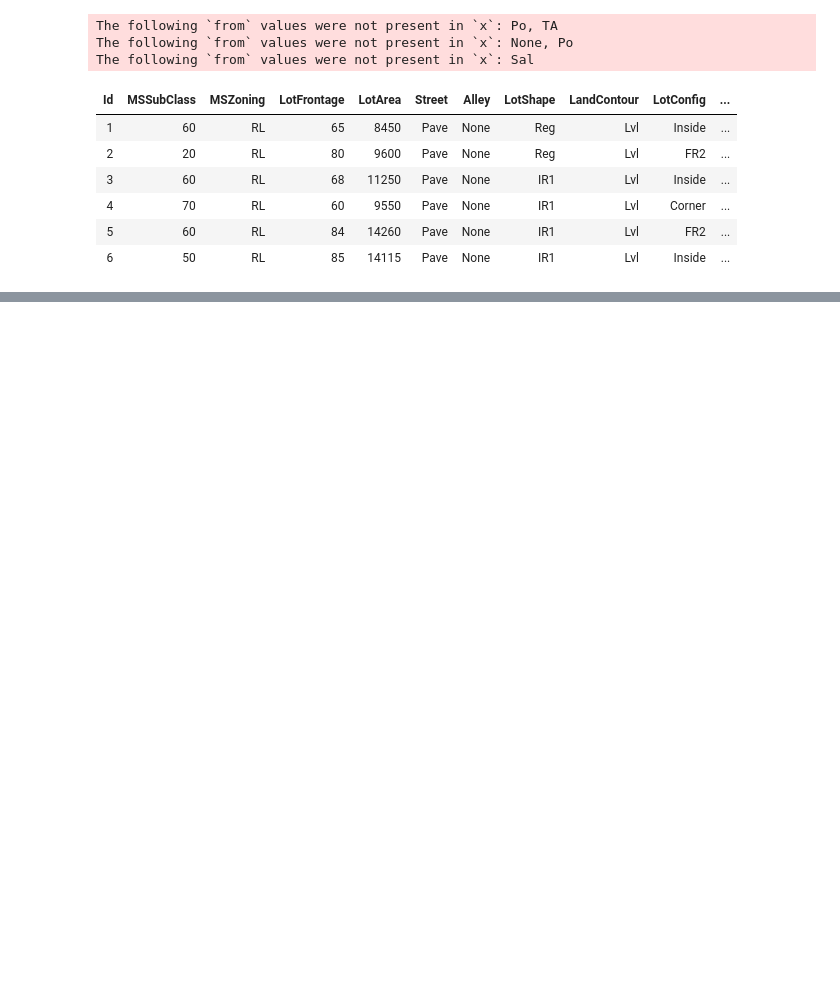
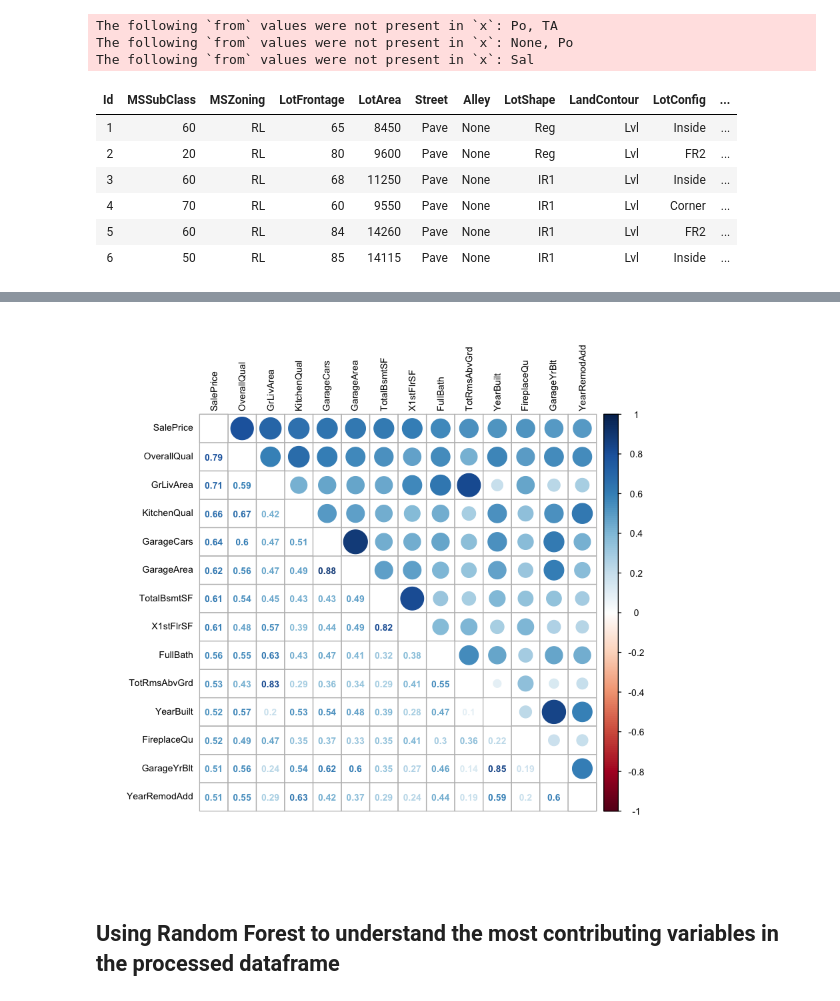
Before and after one commit to royadityak/PrescriptiveAnalytics, a Jupyter notebook: Forecasting/Forecasting_Housing_XGBoost_Lasso.ipynb, the cells around one changed output, grey strips where cells are left out. Drawn from its saved outputs; the diff is of its cells as text; code cells hidden in the pictures; blank space fills up the shorter version.

```diff
--- a/Forecasting/Forecasting_Housing_XGBoost_Lasso.ipynb
+++ b/Forecasting/Forecasting_Housing_XGBoost_Lasso.ipynb
@@ -181,0 +237,2 @@ head(data)
+# %%
+data=data %>% mutate_if(is.character, as.factor)
@@ -181,0 +241,15 @@ head(data)
+# %%
+new_var_numeric <- which(sapply(data, is.numeric))
+new_var_factors <- which(sapply(data, is.factor))
+# %%
+new_data_numVar <- data[, new_var_numeric]
+new_corr <- cor(new_data_numVar, use="pairwise.complete.obs")
+new_sorted_corr <- as.matrix(sort(new_corr[,'SalePrice'], decreasing = TRUE))
+highly_corr_v <- names(which(apply(new_sorted_corr, 1, function(x) abs(x)>0.5)))
+new_corr <- new_corr[highly_corr_v, highly_corr_v]
+
+corrplot.mixed(new_corr, tl.col="black", tl.pos = "lt", tl.cex = 0.7,cl.cex = .7, number.cex=.7)
+# %% [output]
+[figure, added]
+# %% [markdown]
+## Using Random Forest to understand the most contributing variables in the processed dataframe
```
Also changed, not shown: parts of 23 cells of this notebook, 1 other file.
